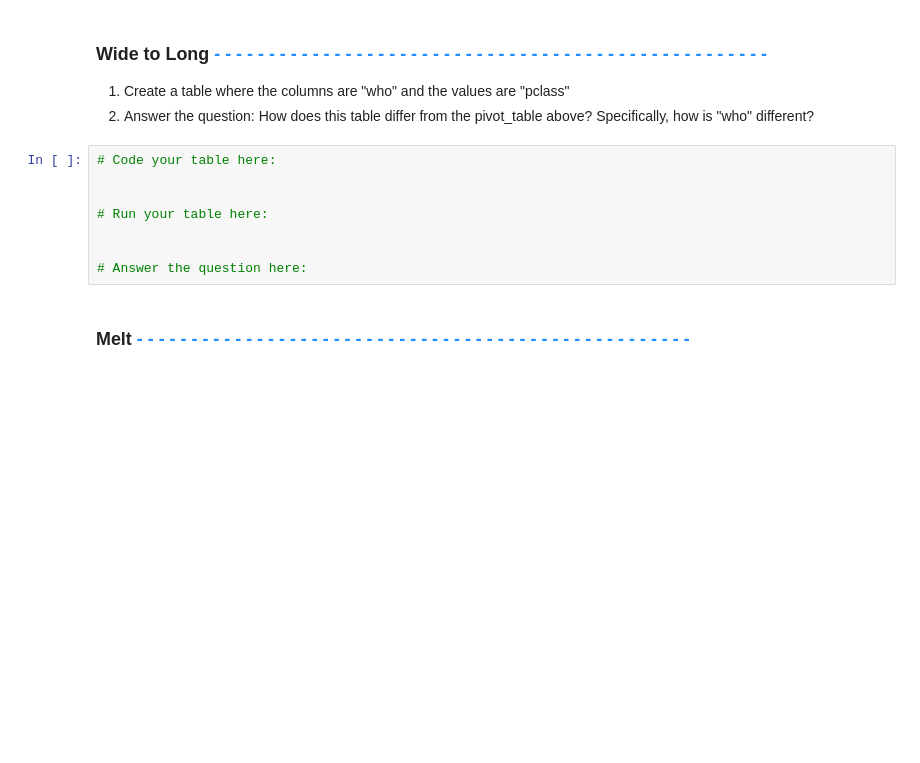
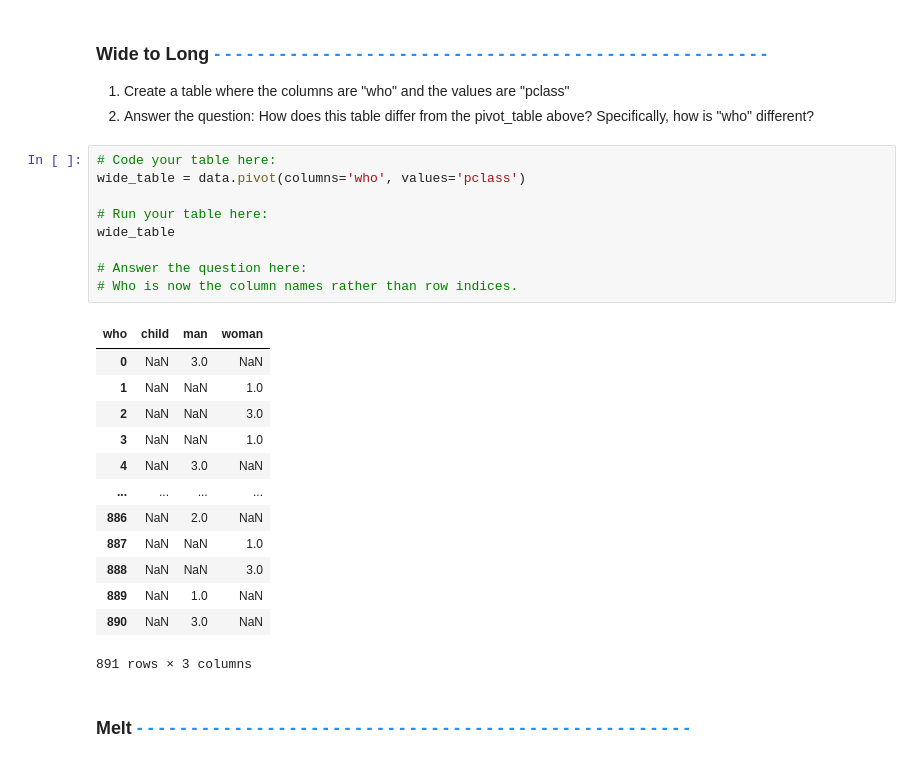
Before and after one commit to MC-18/data-analysis-projects, a Jupyter notebook: data-manipulation/exercises/DataManipulationWorkbook.ipynb, the cells around one changed output. Drawn from its saved outputs; the diff is of its cells as text; blank space fills up the shorter version.

```diff
--- a/data-manipulation/exercises/DataManipulationWorkbook.ipynb
+++ b/data-manipulation/exercises/DataManipulationWorkbook.ipynb
@@ -396,12 +424,27 @@ Hint: set the aggfunc parameter to np.sum
 1. Answer the question:  How does this table differ from the pivot_table above?  Specifically, how is "who" different?
 # %%
 # Code your table here:
-
+wide_table = data.pivot(columns='who', values='pclass')
 
 # Run your table here:
-
+wide_table
 
 # Answer the question here:
+# Who is now the column names rather than row indices.
+# %% [output]
+| who | child | man | woman |
+| 0 | NaN | 3.0 | NaN |
+| 1 | NaN | NaN | 1.0 |
+| 2 | NaN | NaN | 3.0 |
+| 3 | NaN | NaN | 1.0 |
+| 4 | NaN | 3.0 | NaN |
+| ... | ... | ... | ... |
+| 886 | NaN | 2.0 | NaN |
+| 887 | NaN | NaN | 1.0 |
+| 888 | NaN | NaN | 3.0 |
+| 889 | NaN | 1.0 | NaN |
+| 890 | NaN | 3.0 | NaN |
+891 rows × 3 columns
 # %% [markdown]
 ### Melt <span style="color:dodgerblue;"> - - - - - - - - - - - - - - - - - - - - - - - - - - - - - - - - - - - - - - - - - - - - - - - - - - - </span>
 # %% [markdown]
```
Also changed, not shown: parts of 3 cells of this notebook.
